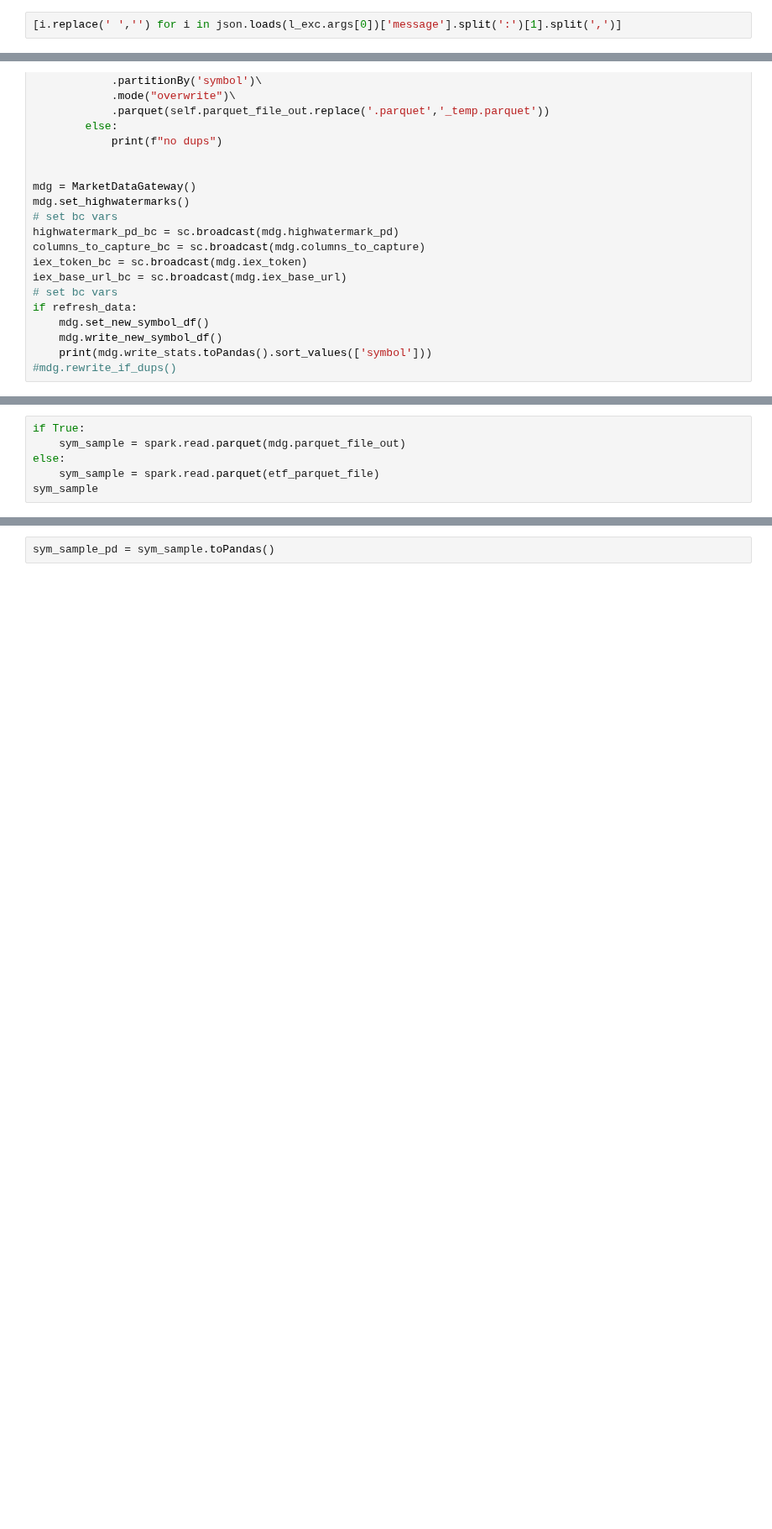
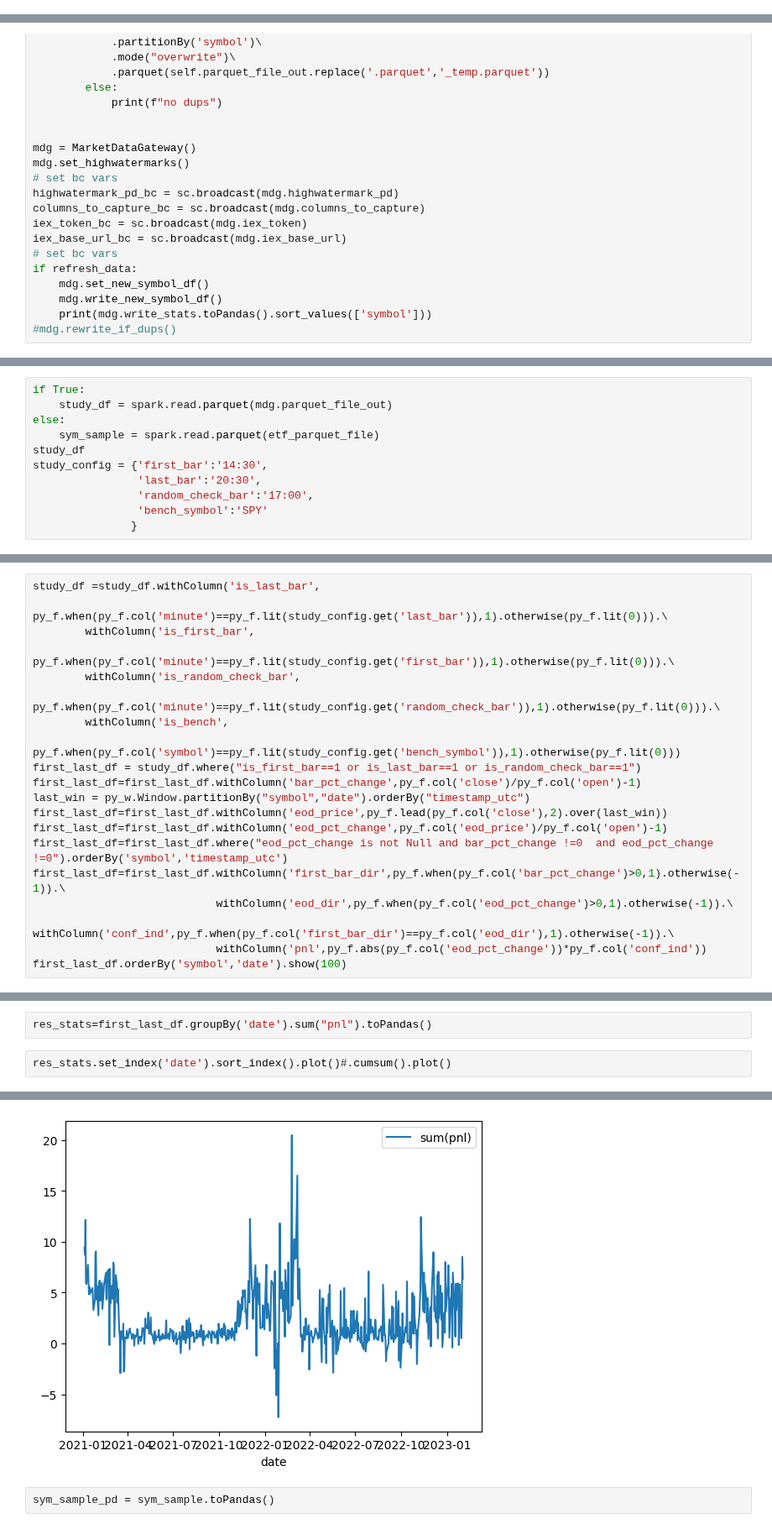
Before and after one commit to aws-samples/quant-research, a Jupyter notebook: src/notebooks/quant_research_examples/intraday_momentum.ipynb, the cells around one changed output, grey strips where cells are left out. Shown at 84% size. Saved outputs shown, nothing was run; the diff lists cells and outputs as text; blank space fills up the shorter version.

Commit message:
sp500 intraday mom study

```diff
--- a/src/notebooks/quant_research_examples/intraday_momentum.ipynb
+++ b/src/notebooks/quant_research_examples/intraday_momentum.ipynb
@@ -208,2 +271,0 @@ except Exception as l_exc:
-# %%
-[i.replace(' ','') for i in json.loads(l_exc.args[0])['message'].split(':')[1].split(',')]
@@ -672,6 +603,11 @@ AnalysisException: Path does not exist: s3://fsidatalake/intraday_market_data/OH
 # %%
 if True:
-    sym_sample = spark.read.parquet(mdg.parquet_file_out)
+    study_df = spark.read.parquet(mdg.parquet_file_out)
 else:
     sym_sample = spark.read.parquet(etf_parquet_file)
-sym_sample
+study_df
+study_config = {'first_bar':'14:30',
+                'last_bar':'20:30',
+                'random_check_bar':'17:00',
+                'bench_symbol':'SPY'
+               }
@@ -679,0 +635,20 @@ DataFrame[timestamp_utc: timestamp, open: double, high: double, low: double, clo
+# %%
+study_df =study_df.withColumn('is_last_bar',
+                    py_f.when(py_f.col('minute')==py_f.lit(study_config.get('last_bar')),1).otherwise(py_f.lit(0))).\
+        withColumn('is_first_bar',
+                    py_f.when(py_f.col('minute')==py_f.lit(study_config.get('first_bar')),1).otherwise(py_f.lit(0))).\
+        withColumn('is_random_check_bar',
+                    py_f.when(py_f.col('minute')==py_f.lit(study_config.get('random_check_bar')),1).otherwise(py_f.lit(0))).\
+        withColumn('is_bench',
+                    py_f.when(py_f.col('symbol')==py_f.lit(study_config.get('bench_symbol')),1).otherwise(py_f.lit(0)))
+first_last_df = study_df.where("is_first_bar==1 or is_last_bar==1 or is_random_check_bar==1")
+first_last_df=first_last_df.withColumn('bar_pct_change',py_f.col('close')/py_f.col('open')-1)
+last_win = py_w.Window.partitionBy("symbol","date").orderBy("timestamp_utc")
+first_last_df=first_last_df.withColumn('eod_price',py_f.lead(py_f.col('close'),2).over(last_win))
+first_last_df=first_last_df.withColumn('eod_pct_change',py_f.col('eod_price')/py_f.col('open')-1)
+first_last_df=first_last_df.where("eod_pct_change is not Null and bar_pct_change !=0  and eod_pct_change !=0").orderBy('symbol','timestamp_utc')
+first_last_df=first_last_df.withColumn('first_bar_dir',py_f.when(py_f.col('bar_pct_change')>0,1).otherwise(-1)).\
+                            withColumn('eod_dir',py_f.when(py_f.col('eod_pct_change')>0,1).otherwise(-1)).\
+                            withColumn('conf_ind',py_f.when(py_f.col('first_bar_dir')==py_f.col('eod_dir'),1).otherwise(-1)).\
+                            withColumn('pnl',py_f.abs(py_f.col('eod_pct_change'))*py_f.col('conf_ind'))
+first_last_df.orderBy('symbol','date').show(100)
@@ -679,0 +673,5 @@ DataFrame[timestamp_utc: timestamp, open: double, high: double, low: double, clo
+# %%
+res_stats=first_last_df.groupBy('date').sum("pnl").toPandas()
+# %%
+res_stats.set_index('date').sort_index().plot()#.cumsum().plot()
+# %% [output]
@@ -680,3 +679,4 @@ DataFrame[timestamp_utc: timestamp, open: double, high: double, low: double, clo
+[figure, added]
 # %%
 sym_sample_pd = sym_sample.toPandas()
 # %%
```
Also changed, not shown: parts of 16 cells of this notebook.
